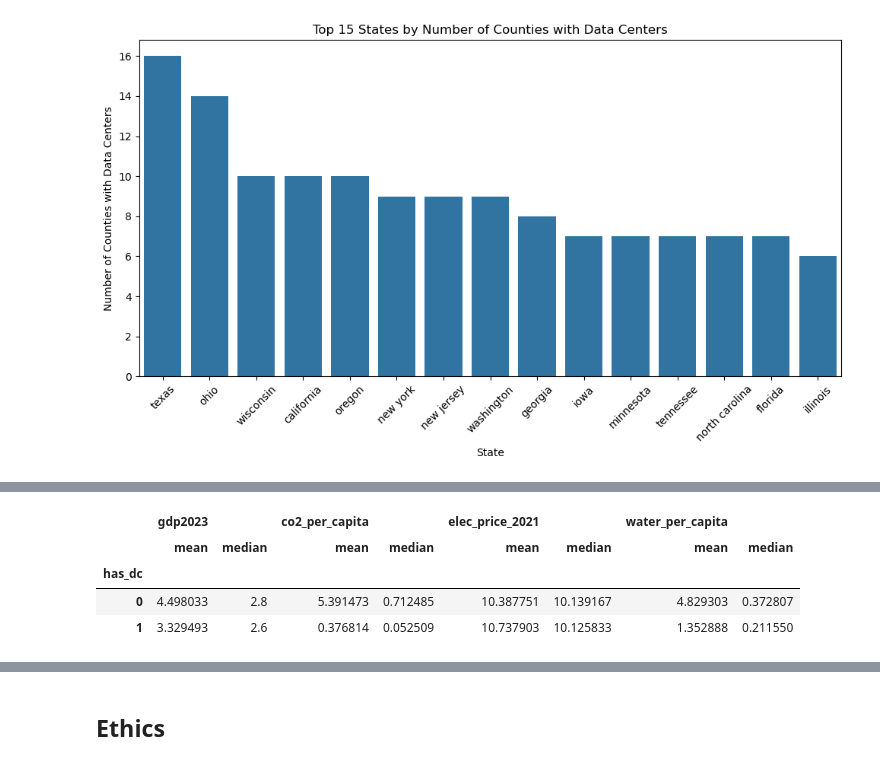
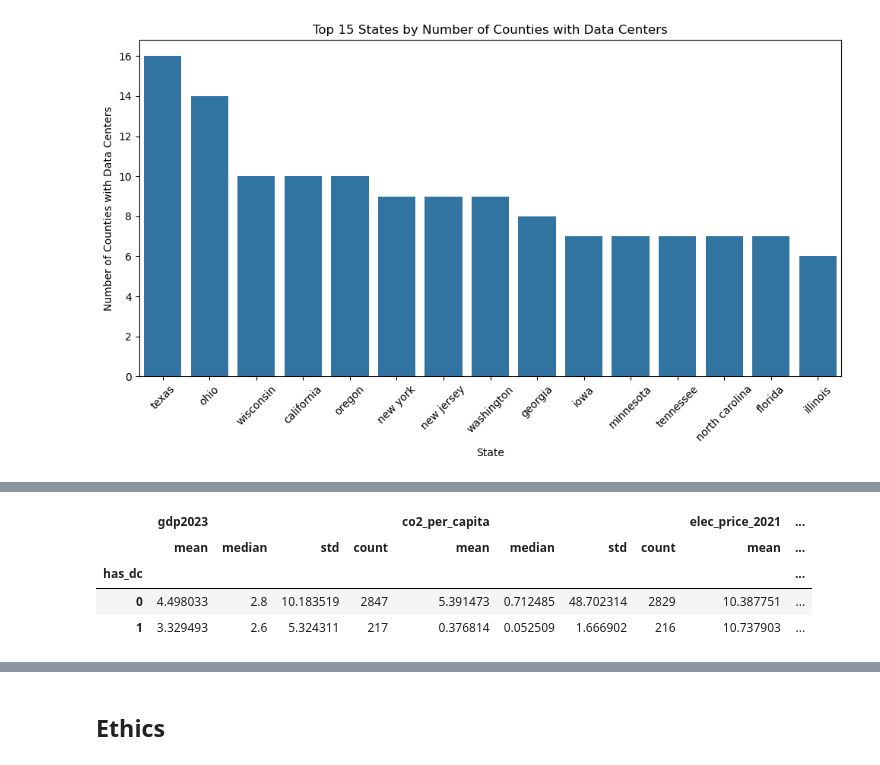
Before and after one commit to COGS108/Group147_WI26, a Jupyter notebook: 03-FinalProject.ipynb, the cells around one changed output, grey strips where cells are left out. Cells and saved outputs as stored; diff of their text form; code cells hidden in the pictures.

```diff
--- a/03-FinalProject.ipynb
+++ b/03-FinalProject.ipynb
@@ -819,15 +746,15 @@ Water usage per capita also varies substantially across counties. Counties with
 # %%
-summary_stats = df.groupby("has_dc")[[
+section4_summary = df.groupby("has_dc")[[
     "gdp2023",
     "co2_per_capita",
     "elec_price_2021",
     "water_per_capita"
-]].agg(["mean", "median"])
+]].agg(["mean", "median", "std", "count"])
 
-summary_stats
+section4_summary
 # %% [output]
-|  | gdp2023 |  | co2_per_capita |  | elec_price_2021 |  | water_per_capita |  |
-|  | mean | median | mean | median | mean | median | mean | median |
-| has_dc |  |  |  |  |  |  |  |  |
-| 0 | 4.498033 | 2.8 | 5.391473 | 0.712485 | 10.387751 | 10.139167 | 4.829303 | 0.372807 |
-| 1 | 3.329493 | 2.6 | 0.376814 | 0.052509 | 10.737903 | 10.125833 | 1.352888 | 0.211550 |
+|  | gdp2023 |  |  |  | co2_per_capita |  |  |  | elec_price_2021 | ... |
+|  | mean | median | std | count | mean | median | std | count | mean | ... |
+| has_dc |  |  |  |  |  |  |  |  |  | ... |
+| 0 | 4.498033 | 2.8 | 10.183519 | 2847 | 5.391473 | 0.712485 | 48.702314 | 2829 | 10.387751 | ... |
+| 1 | 3.329493 | 2.6 | 5.324311 | 217 | 0.376814 | 0.052509 | 1.666902 | 216 | 10.737903 | ... |
```
Also changed, not shown: parts of 21 cells of this notebook.
